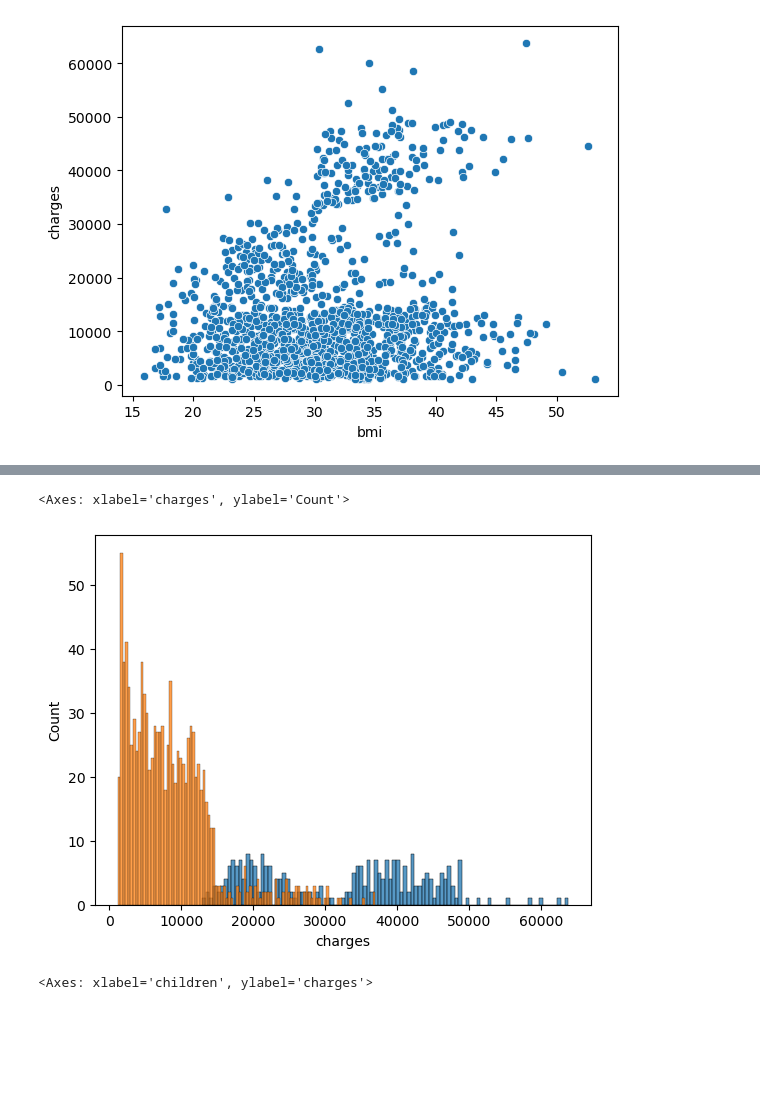
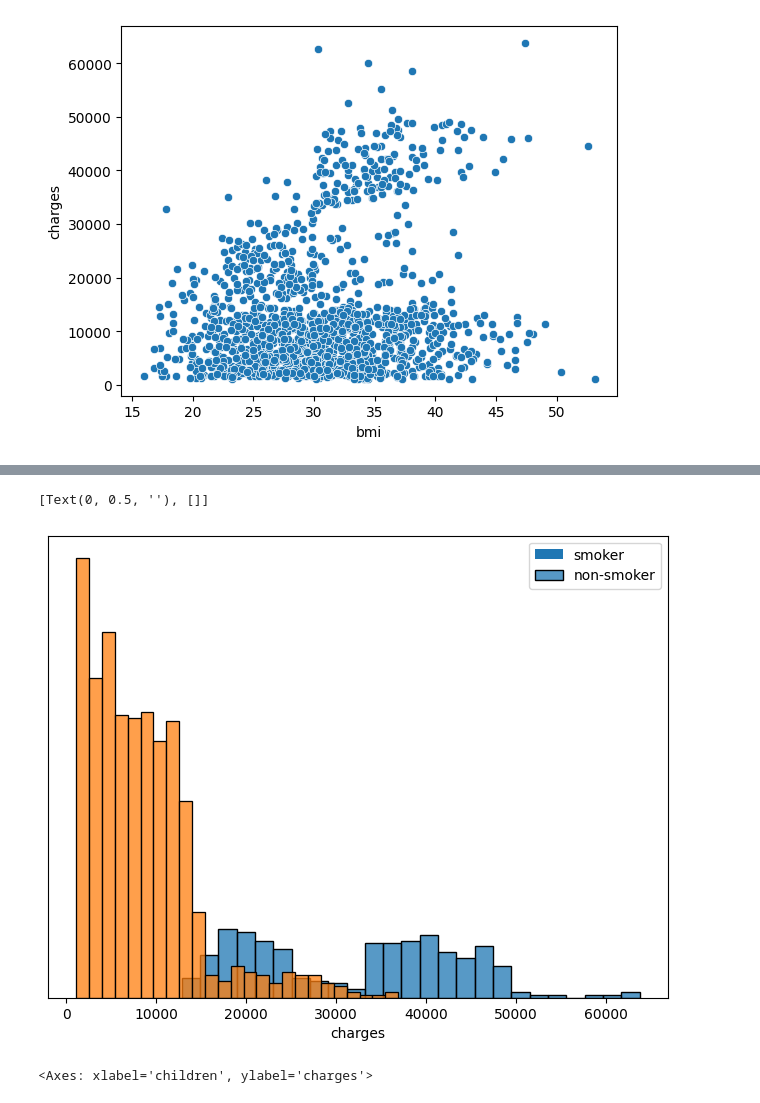
Before and after one commit to Chase-Grajeda/Grajeda-Rowe, a Jupyter notebook: project/insurance_flow.ipynb, the cells around one changed output, grey strips where cells are left out. Cells and saved outputs as stored; diff of their text form; code cells hidden in the pictures; blank space fills up the shorter version.

```diff
--- a/project/insurance_flow.ipynb
+++ b/project/insurance_flow.ipynb
@@ -205,9 +202,12 @@ sns.histplot(data[data['sex']=='female']['charges'])
 # %%
-sns.histplot(data[data['smoker']=='yes']['charges'], bins=100)
-sns.histplot(data[data['smoker']=='no']['charges'], bins=100)
+fig, ax = plt.subplots(1,1,figsize=(8,6))
+sns.histplot(data[data['smoker']=='yes']['charges'], bins=25, ax=ax)
+sns.histplot(data[data['smoker']=='no']['charges'], bins=25, ax=ax)
+ax.legend(labels=["smoker", "non-smoker"])
+ax.set(ylabel="", yticks=[])
 # %% [output]
-<Axes: xlabel='charges', ylabel='Count'>
+[Text(0, 0.5, ''), []]
-[figure, old version]
+[figure, new version]
 # %%
 sns.boxplot(data=data, x='children', y='charges')
 # %% [output]
```
Also changed, not shown: parts of 20 cells of this notebook, 1 other file.
